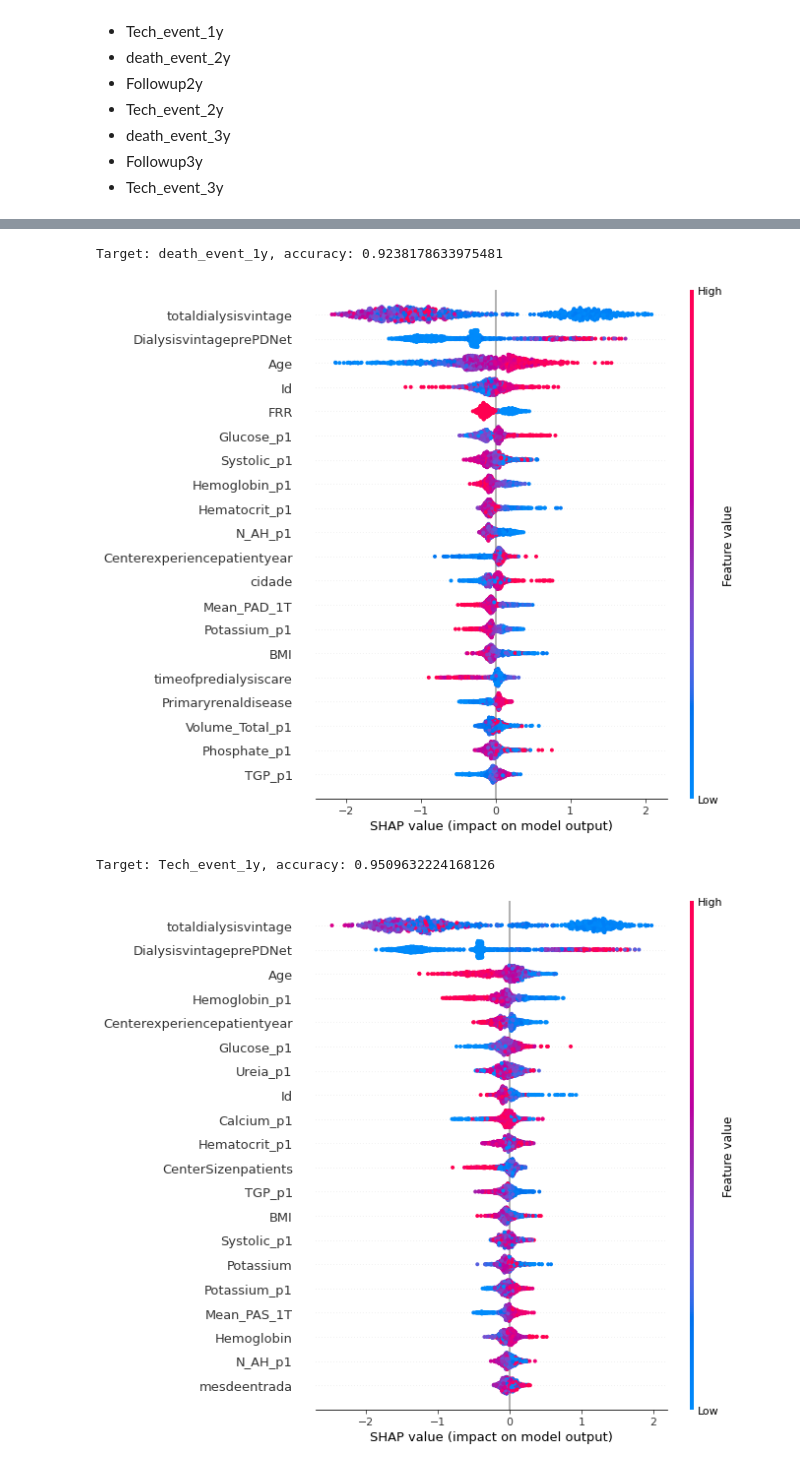
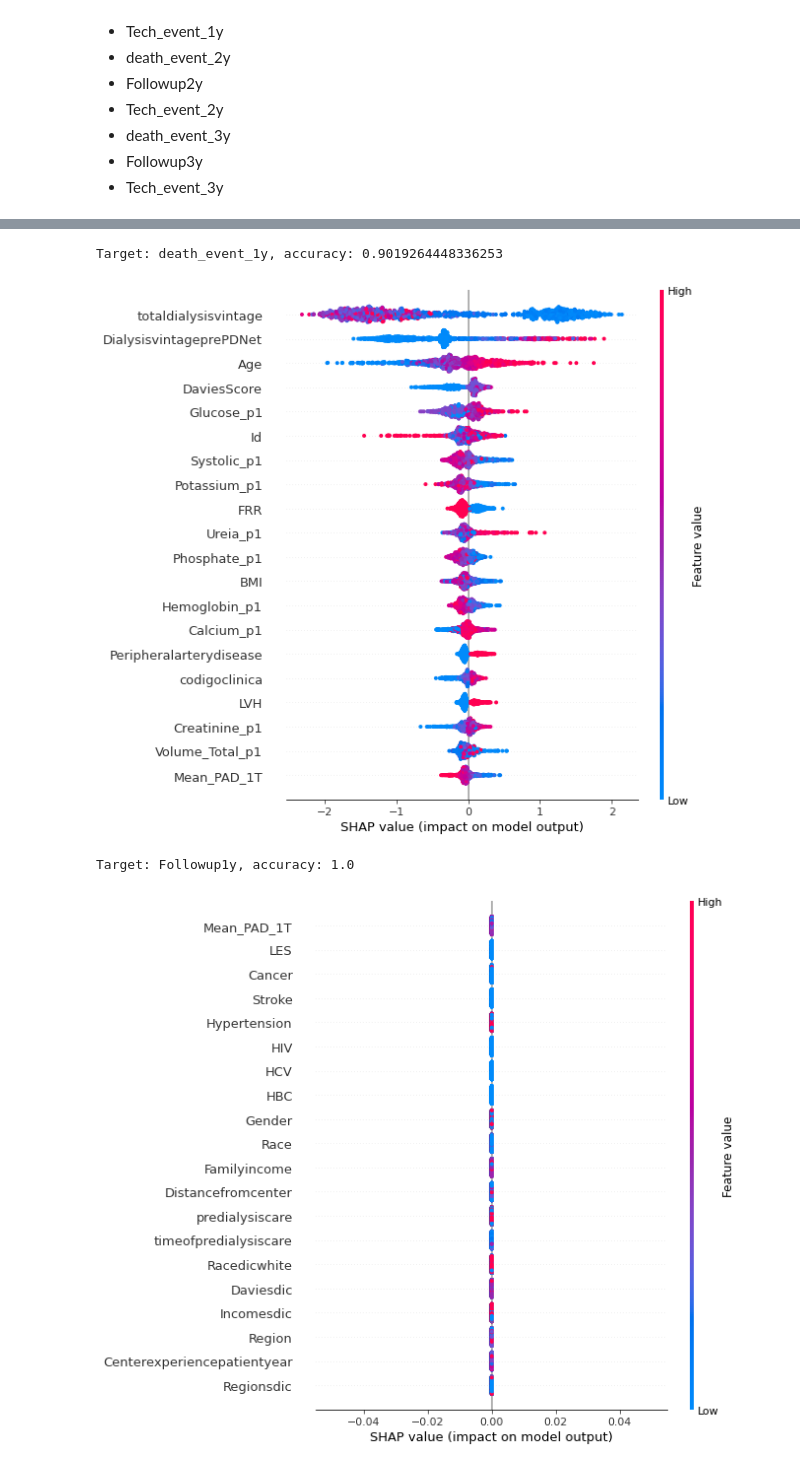
Before and after one commit to YitingZhang1997/MIDAS_Project_2020, a Jupyter notebook: Data_Exploration.ipynb, the cells around one changed output, grey strips where cells are left out. Drawn from its saved outputs; the diff is of its cells as text; code cells hidden in the pictures.

Commit message:
add binary classification for followup in first 3 years

```diff
--- a/Data_Exploration.ipynb
+++ b/Data_Exploration.ipynb
@@ -571,15 +558,24 @@ import xgboost
 import shap
 from sklearn.metrics import accuracy_score
 
-targets = ["death_event_1y","Tech_event_1y"]
+targets = ["death_event_1y","Followup1y","Tech_event_1y"]
 
 models = []
 
 for target in targets:
     # full dataset
-    base_data = dfs[0]
+    base_data = dfs[0].copy()
 
-    y = base_data[target]
+    if target == "Followup1y":
+        temp = base_data[target]
+        y = []
+        for it in temp:
+            if it > 0:
+                y.append(1)
+            else:
+                y.append(0)
+    else:
+        y = base_data[target]
     X = base_data.drop(columns=['Deathevent', 'Causeofdeath',\
                                 'TechniqueFailureevent', 'nome_cidade',\
                                 'DataincioPDNEt','TechFailureDeathnotcens',\
@@ -591,34 +587,34 @@ for target in targets:
                                 "Tech_event_1y","death_event_2y","Tech_event_2y",\
                                 "death_event_3y","Tech_event_3y" ]) # X is based on patients' personal information
 
     # Split data into train and test subsets
     X_train, X_test, y_train, y_test = train_test_split(
         X, y, test_size=0.2, shuffle=True, random_state=None)
 
     # Train XGBoost model
     model = xgboost.XGBClassifier(
         learning_rate =0.1,
         max_depth=8,
         min_child_weight=3)
     model.fit(X_train, y_train)
 
     # Use saved models
 #     filename = 'models/' + target + '_binary_model.pkl'
 #     model = pickle.load(open(filename, 'rb'))
 
     models.append(model)
 
     y_pred = model.predict(X_test)
     normalised_accuracy = accuracy_score(y_test, y_pred)
 
     print(f"Target: {target}, accuracy: {normalised_accuracy}")
 
     explainer = shap.TreeExplainer(model)
     shap_values = explainer.shap_values(X_test)
 
     shap.summary_plot(shap_values, X_test)
 # %% [output]
-Target: death_event_1y, accuracy: 0.9238178633975481
+Target: death_event_1y, accuracy: 0.9019264448336253
-[figure, old version]
+[figure, new version]
-Target: Tech_event_1y, accuracy: 0.9509632224168126
+Target: Followup1y, accuracy: 1.0
-[figure, old version]
+[figure, new version]
```
Also changed, not shown: parts of 4 cells of this notebook, 9 other files.
